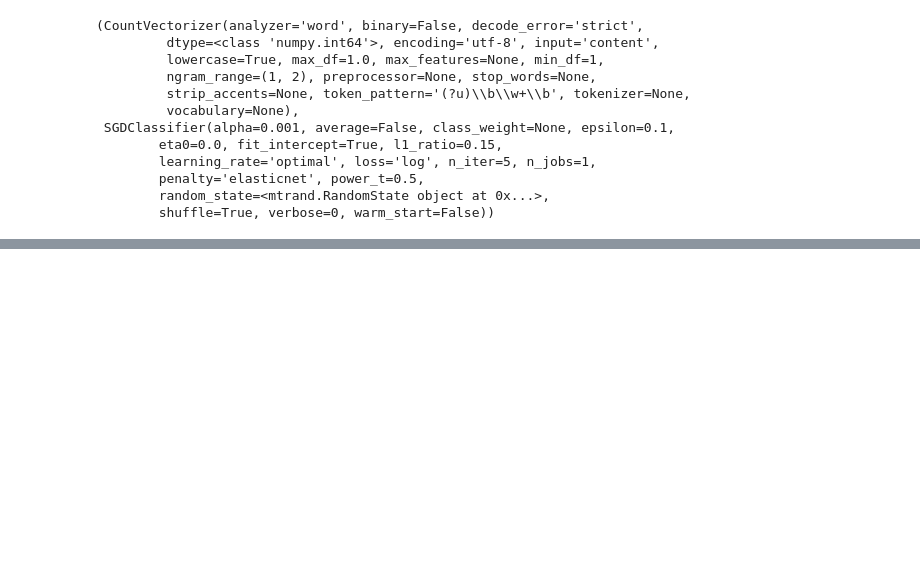
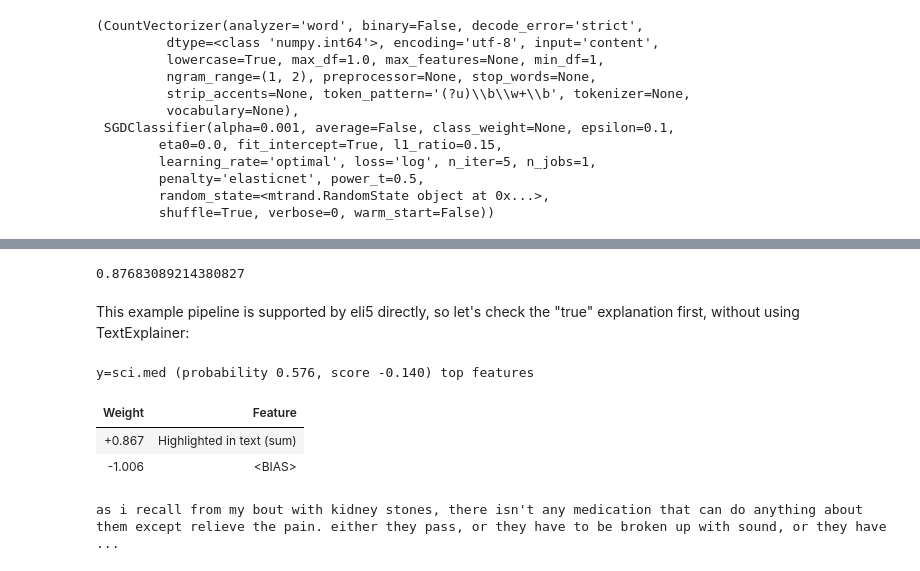
Before and after one commit to TeamHG-Memex/eli5, a Jupyter notebook: notebooks/TextExplainer.ipynb, the cells around one changed output, grey strips where cells are left out. Cells and saved outputs as stored; diff of their text form; code cells hidden in the pictures; blank space fills up the shorter version.

Commit message:
DOC TextExplainer/LIME tutorial

```diff
--- a/notebooks/TextExplainer.ipynb
+++ b/notebooks/TextExplainer.ipynb
@@ -248,0 +257,23 @@ Much better! It was a toy example, but the idea stands - if you think something
+# %%
+from sklearn.feature_extraction.text import HashingVectorizer
+from sklearn.linear_model import SGDClassifier
+
+vec = HashingVectorizer(analyzer='char_wb', ngram_range=(4,5))
+clf = SGDClassifier(loss='log')
+
+pipe = make_pipeline(vec, clf)
+pipe.fit(twenty_train.data, twenty_train.target)
+pipe.score(twenty_test.data, twenty_test.target)
+# %% [output]
+0.87683089214380827
+# %% [markdown]
+This example pipeline is supported by eli5 directly, so let's check the "true" explanation first, without using TextExplainer:
+# %%
+eli5.show_prediction(clf, doc, vec=vec,
+                    targets=['sci.med'], target_names=twenty_train.target_names)
+# %% [output]
+y=sci.med (probability 0.576, score -0.140) top features
+| Weight | Feature |
+| +0.867 | Highlighted in text (sum) |
+| -1.006 | <BIAS> |
+as i recall from my bout with kidney stones, there isn't any medication that can do anything about them except relieve the pain. either they pass, or they have to be broken up with sound, or they have ...
```
Also changed, not shown: parts of 27 cells of this notebook, 4 other files.
